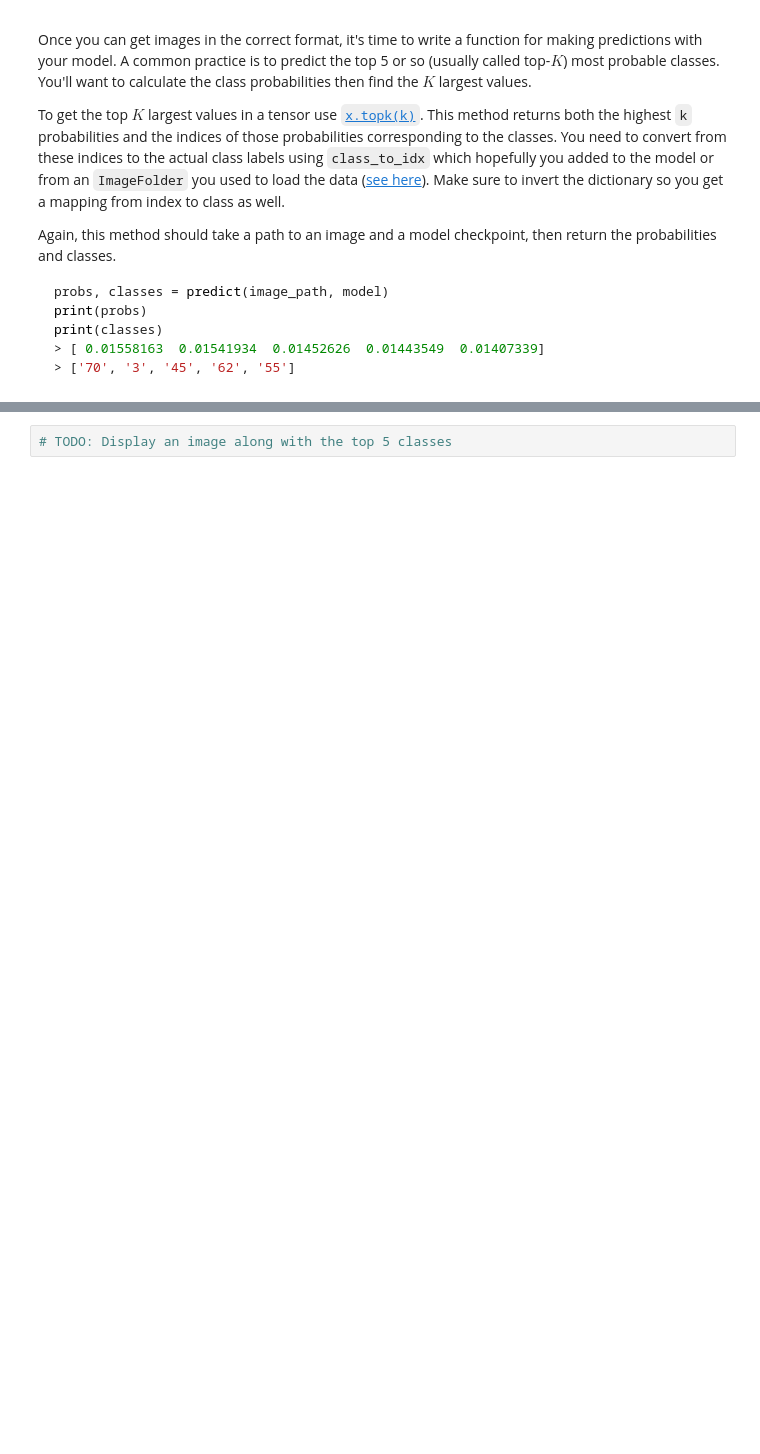
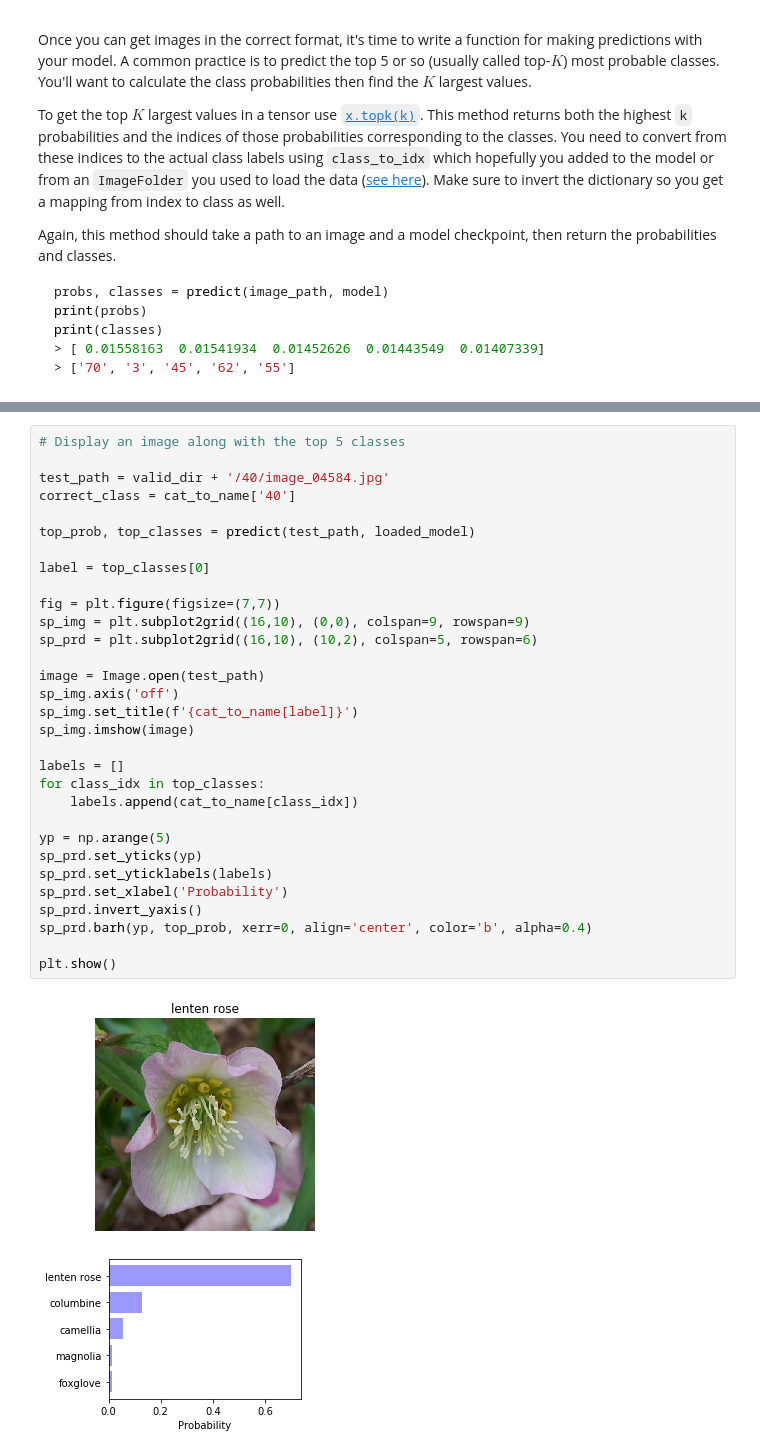
Before and after one commit to mansong1/pytorch_challenge, a Jupyter notebook: Image Classifier Project.ipynb, the cells around one changed output, grey strips where cells are left out. Cells and saved outputs as stored; diff of their text form; blank space fills up the shorter version.

Commit message:
Add sanity check with trained model

```diff
--- a/Image Classifier Project.ipynb
+++ b/Image Classifier Project.ipynb
@@ -360,5 +383,36 @@ Now that you can use a trained model for predictions, check to make sure it make
 <img src='assets/inference_example.png' width=300px>
 
 You can convert from the class integer encoding to actual flower names with the `cat_to_name.json` file (should have been loaded earlier in the notebook). To show a PyTorch tensor as an image, use the `imshow` function defined above.
-# %%
-# TODO: Display an image along with the top 5 classes
+# %%
+# Display an image along with the top 5 classes
+
+test_path = valid_dir + '/40/image_04584.jpg'
+correct_class = cat_to_name['40']
+
+top_prob, top_classes = predict(test_path, loaded_model)
+
+label = top_classes[0]
+
+fig = plt.figure(figsize=(7,7))
+sp_img = plt.subplot2grid((16,10), (0,0), colspan=9, rowspan=9)
+sp_prd = plt.subplot2grid((16,10), (10,2), colspan=5, rowspan=6)
+
+image = Image.open(test_path)
+sp_img.axis('off')
+sp_img.set_title(f'{cat_to_name[label]}')
+sp_img.imshow(image)
+
+labels = []
+for class_idx in top_classes:
+    labels.append(cat_to_name[class_idx])
+
+yp = np.arange(5)
+sp_prd.set_yticks(yp)
+sp_prd.set_yticklabels(labels)
+sp_prd.set_xlabel('Probability')
+sp_prd.invert_yaxis()
+sp_prd.barh(yp, top_prob, xerr=0, align='center', color='b', alpha=0.4)
+
+plt.show()
+# %% [output]
+[figure, added]
```
Also changed, not shown: parts of 3 cells of this notebook, 1 other file.
